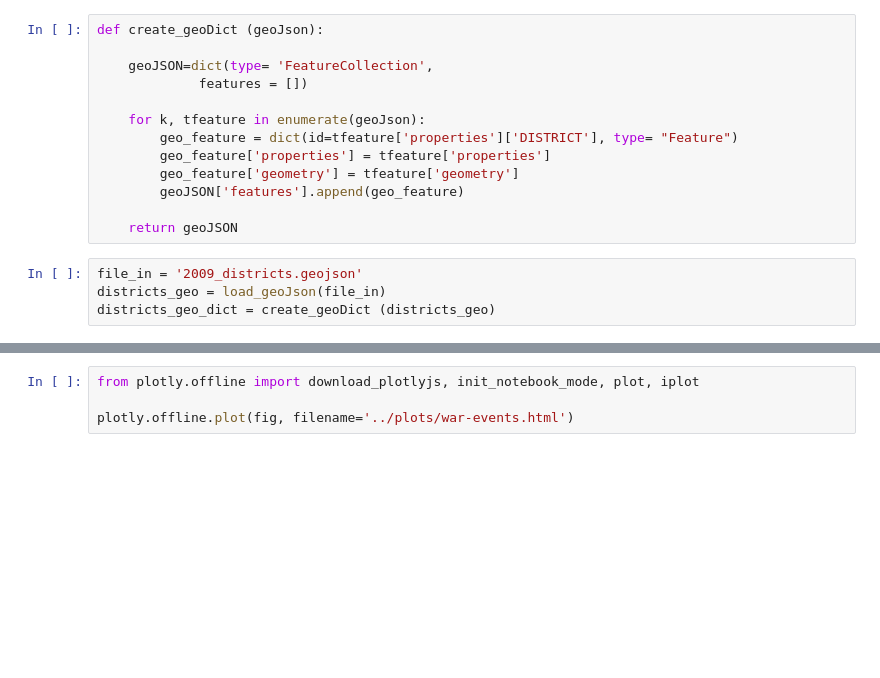
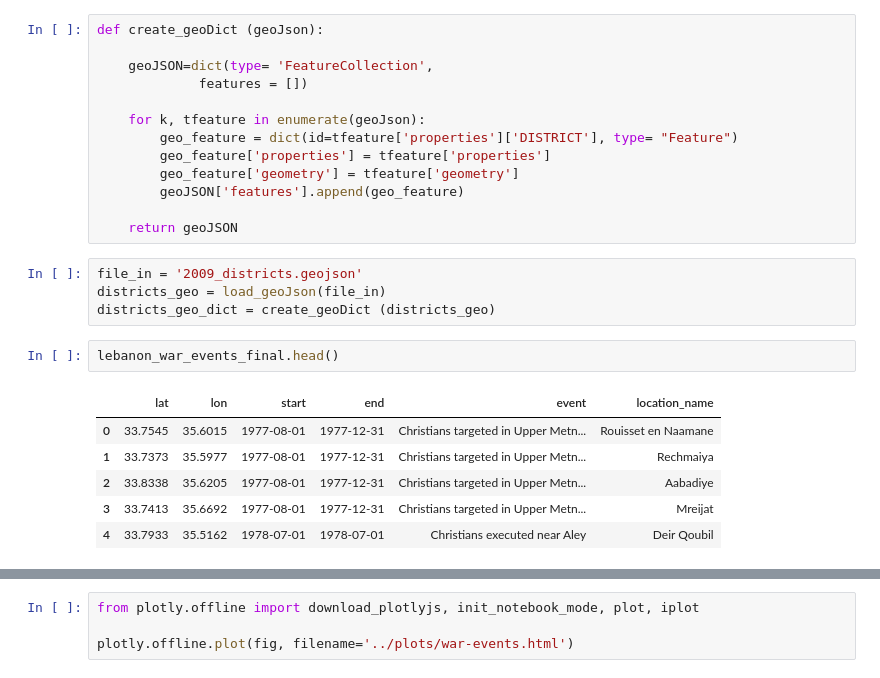
Before and after one commit to pull-fiction/make-crops-not-war, a Jupyter notebook: notebooks/war_events_map.ipynb, the cells around one changed output, grey strips where cells are left out. Saved outputs shown, nothing was run; the diff lists cells and outputs as text; blank space fills up the shorter version.

```diff
--- a/notebooks/war_events_map.ipynb
+++ b/notebooks/war_events_map.ipynb
@@ -104,6 +104,15 @@ def create_geoDict (geoJson):
 file_in = '2009_districts.geojson'
 districts_geo = load_geoJson(file_in)
 districts_geo_dict = create_geoDict (districts_geo)
+# %%
+lebanon_war_events_final.head()
+# %% [output]
+|  | lat | lon | start | end | event | location_name |
+| 0 | 33.7545 | 35.6015 | 1977-08-01 | 1977-12-31 | Christians targeted in Upper Metn... | Rouisset en Naamane |
+| 1 | 33.7373 | 35.5977 | 1977-08-01 | 1977-12-31 | Christians targeted in Upper Metn... | Rechmaiya |
+| 2 | 33.8338 | 35.6205 | 1977-08-01 | 1977-12-31 | Christians targeted in Upper Metn... | Aabadiye |
+| 3 | 33.7413 | 35.6692 | 1977-08-01 | 1977-12-31 | Christians targeted in Upper Metn... | Mreijat |
+| 4 | 33.7933 | 35.5162 | 1978-07-01 | 1978-07-01 | Christians executed near Aley | Deir Qoubil |
 # %%
 px.set_mapbox_access_token(open('.mapbox_token').read())
 
```
Also changed, not shown: parts of 3 cells of this notebook.
